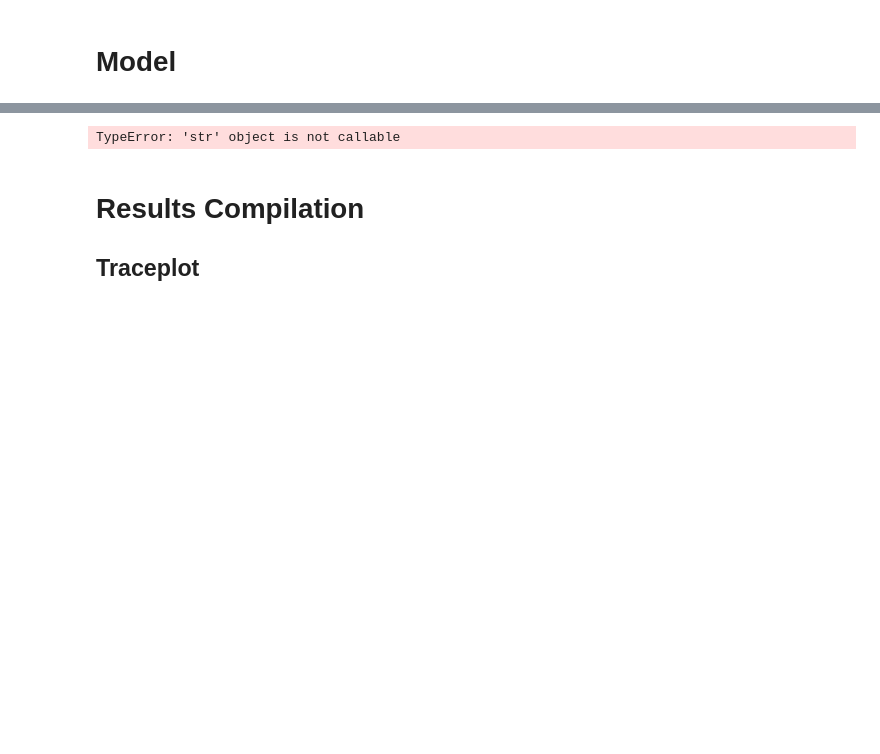
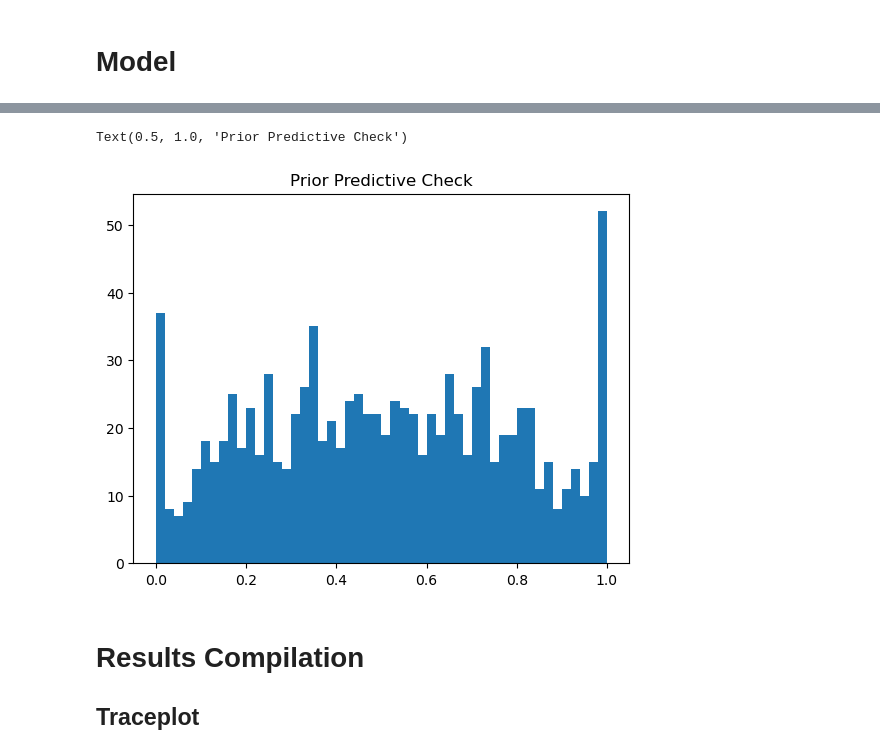
Before and after one commit to mcanearm/road_fatilities, a Jupyter notebook: analysis.ipynb, the cells around one changed output, grey strips where cells are left out. Saved outputs shown, nothing was run; the diff lists cells and outputs as text; code cells hidden in the pictures; blank space fills up the shorter version.

```diff
--- a/analysis.ipynb
+++ b/analysis.ipynb
@@ -461,9 +475,13 @@ numpyro.render_model(
+# %%
+plt.hist(np.mean(pred, axis=1), bins=50)
+plt.title("Prior Predictive Check")
+# %% [output]
+Text(0.5, 1.0, 'Prior Predictive Check')
+[figure, added]
 # %%
 # mcmc = numpyro.infer.MCMC(NUTS(model), num_warmup=500, num_samples=500, num_chains=4)
-mcmc = MCMC(MixedHMC(HMC(model, adapt_step_size=True)), num_warmup=500, num_samples=500, num_chains=4)
-mcmc.run(jax.random.PRNGKey(44), features, jnp.array(fit_data["WEIGHT"]), Y)
+mcmc = MCMC(DiscreteHMCGibbs(NUTS(model), modified=True), num_warmup=500, num_samples=500, num_chains=4)
+mcmc.run(jax.random.PRNGKey(44), features, weights, Y)
-# %% [output]
-TypeError: 'str' object is not callable
 # %%
 region_names = preprocessor.transformers_[0][1].categories_[0]
 feature_names = preprocessor.transformers_[1][1].get_feature_names_out()[1:]
```
Also changed, not shown: parts of 21 cells of this notebook, 10 other files.
